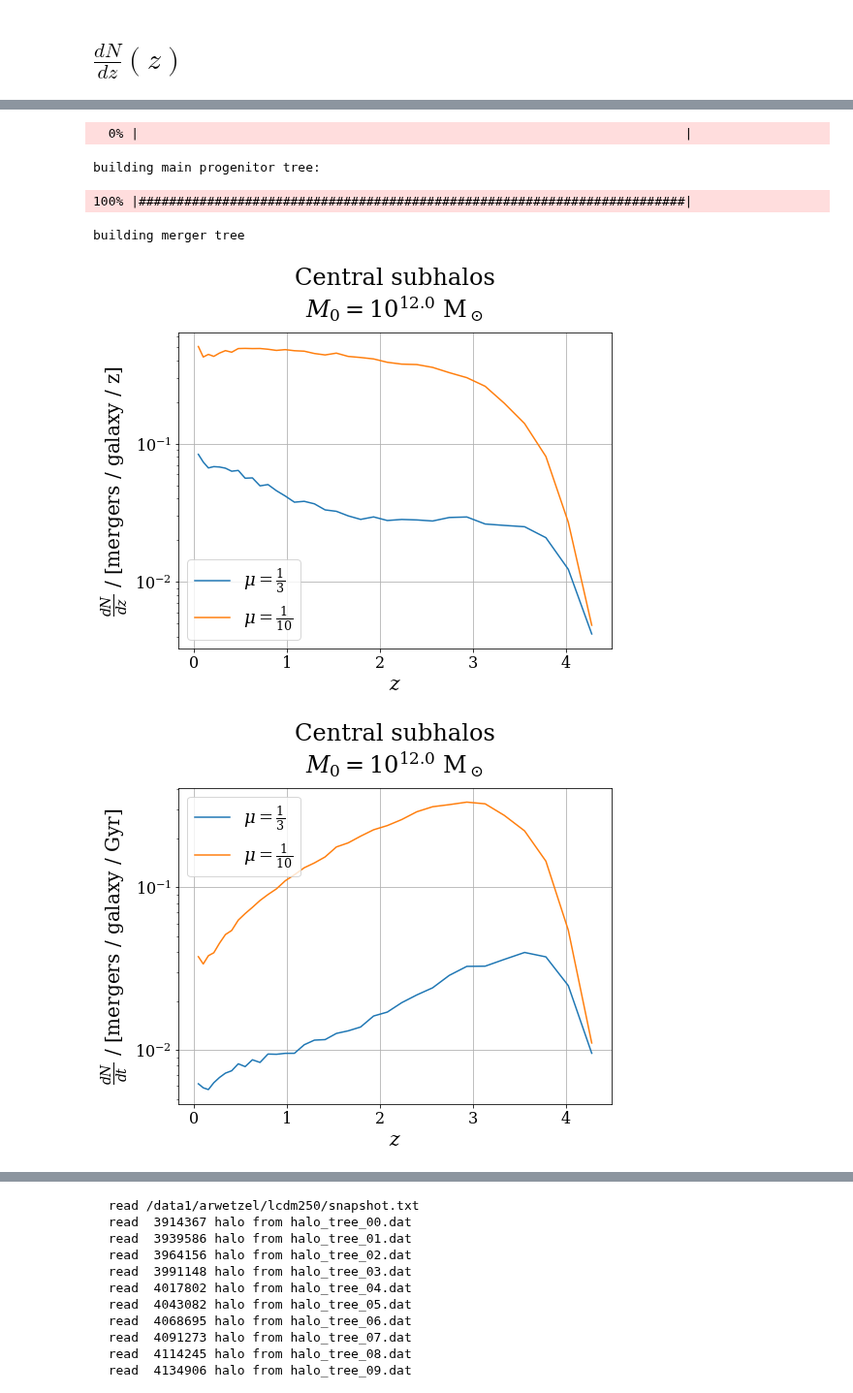
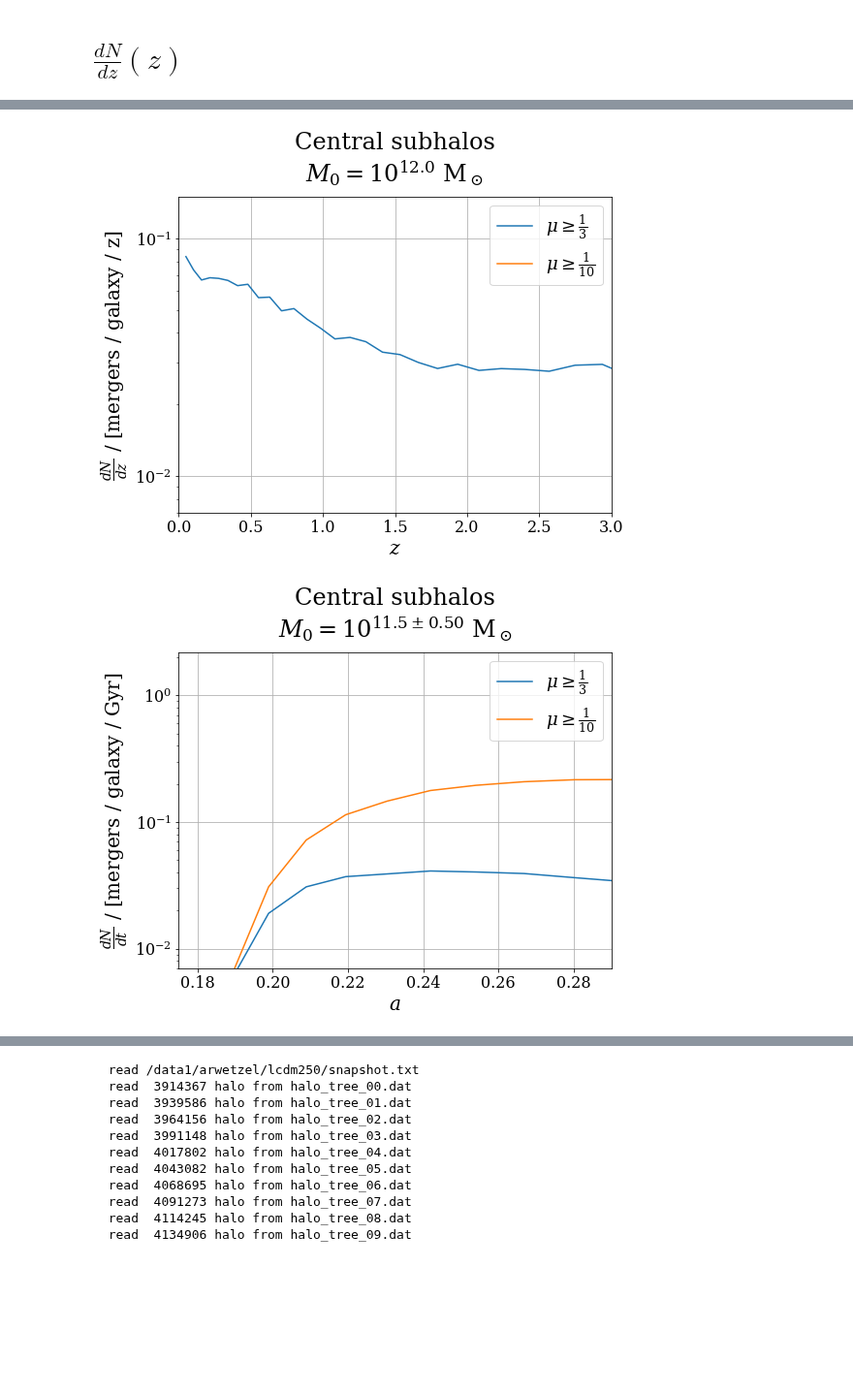
Before and after one commit to patricks1/mergers, a Jupyter notebook: mergers3/dNdx.ipynb, the cells around one changed output, grey strips where cells are left out. Shown at 97% size. Saved outputs shown, nothing was run; the diff lists cells and outputs as text; code cells hidden in the pictures; blank space fills up the shorter version.

Commit message:
Made some dN(z)/dt plots similar to those in Wetzel, Cohn, White (2009).

```diff
--- a/mergers3/dNdx.ipynb
+++ b/mergers3/dNdx.ipynb
@@ -15,6 +15,7 @@ rcParams['xtick.labelsize'] = 16
 rcParams['ytick.labelsize'] = 16
 rcParams['axes.grid']=True
 rcParams['axes.titlesize']=24
+rcParams['figure.titlesize']=24
 rcParams['axes.labelsize']=20
 rcParams['axes.titlepad']=15
 rcParams['legend.frameon'] = True
@@ -156,12 +212,13 @@ plt_dNdx_ofz(tpm=fon_tpm, typ='cengal', dx='dt', Mcond=10.5,
 # %%
-plt_dNdx_ofz(tpm=None, typ='censubhal', dx='dz', Mcond=12.,
-             smf_lbl='Central subhalos')
-plt_dNdx_ofz(tpm=None, typ='censubhal', dx='dt', Mcond=12.,
-             smf_lbl='Central subhalos')
+plt_dNdx_ofz(None, typ='censubhal', dx='dz', Mcond=12.,
+             smf_lbl='Central subhalos', ziend=34,
+             ylim=[7e-3,1.5e-1], xlim=[0,3])
 # %% [output]
-  0% |                                                                        |
-building main progenitor tree:
-100% |########################################################################|
-building merger tree
-[figure, old version]
+[figure, new version]
-[figure, removed]
+# %%
+plt_dNdx_ofz(None, typ='censubhal', dx='dt', Mcond=11.5,
+             smf_lbl='Central subhalos', ziend=34,
+             ylim=[7e-3,2.2], xlim=[0.175,0.29], scalefac=True,
+             through=False, Mwid=1.)
+# %% [output]
+[figure, added]
```
Also changed, not shown: parts of 11 cells of this notebook, 1 other file.
